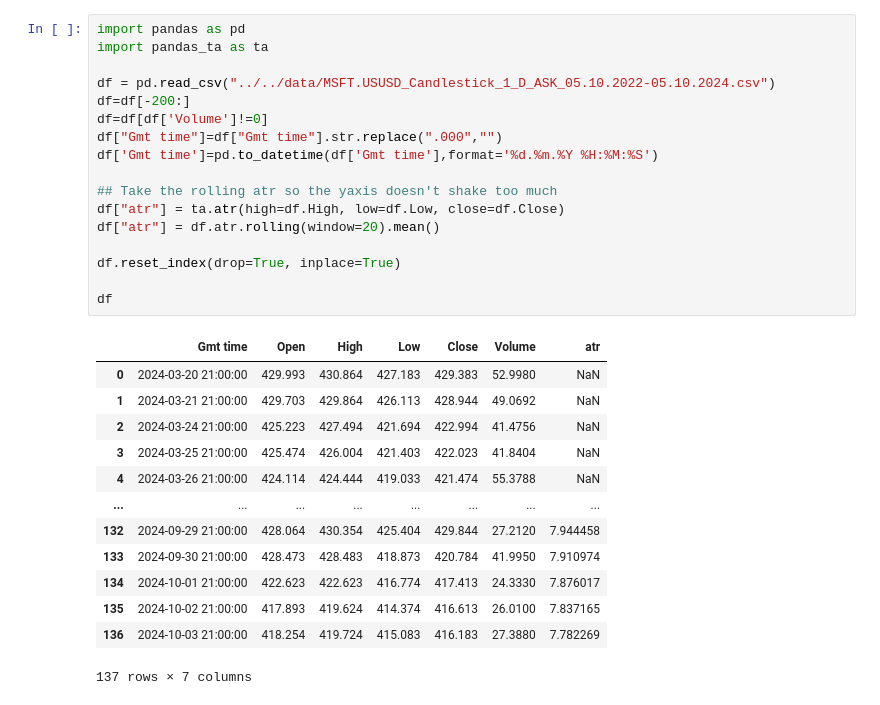
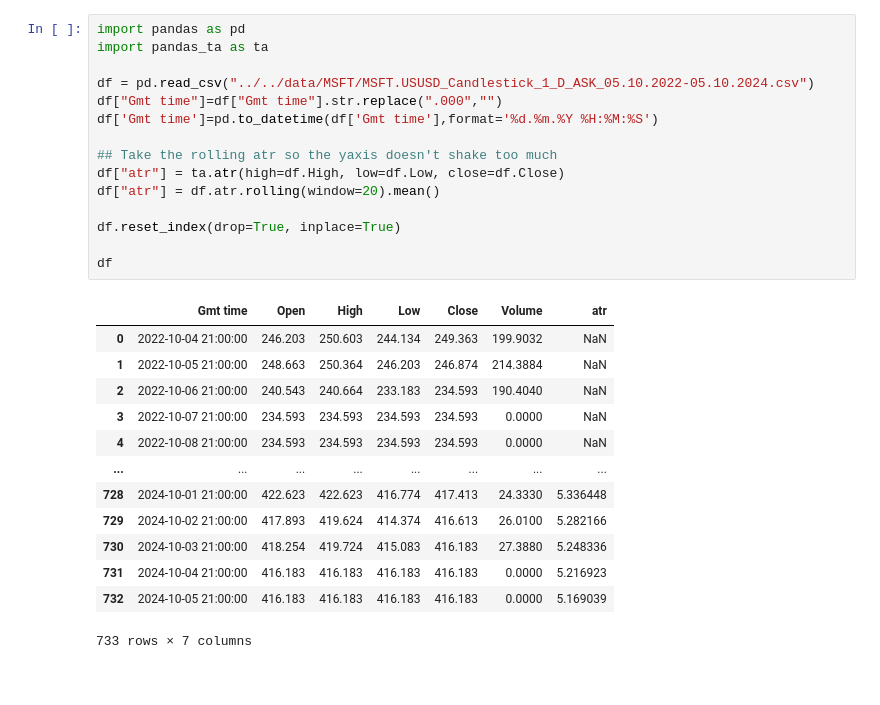
Before and after one commit to gastoncs/jupyter-docker, a Jupyter notebook: app/src/practice/trends/Chad/determineTrandDailyShort.ipynb, the cells around one changed output. Drawn from its saved outputs; the diff is of its cells as text.

```diff
--- a/app/src/practice/trends/Chad/determineTrandDailyShort.ipynb
+++ b/app/src/practice/trends/Chad/determineTrandDailyShort.ipynb
@@ -1,31 +1,29 @@
 # %%
 import pandas as pd
 import pandas_ta as ta
 
-df = pd.read_csv("../../data/MSFT.USUSD_Candlestick_1_D_ASK_05.10.2022-05.10.2024.csv")
-df=df[-200:]
-df=df[df['Volume']!=0]
+df = pd.read_csv("../../data/MSFT/MSFT.USUSD_Candlestick_1_D_ASK_05.10.2022-05.10.2024.csv")
 df["Gmt time"]=df["Gmt time"].str.replace(".000","")
 df['Gmt time']=pd.to_datetime(df['Gmt time'],format='%d.%m.%Y %H:%M:%S')
 
 ## Take the rolling atr so the yaxis doesn't shake too much
 df["atr"] = ta.atr(high=df.High, low=df.Low, close=df.Close)
 df["atr"] = df.atr.rolling(window=20).mean()
 
 df.reset_index(drop=True, inplace=True)
 
 df
 # %% [output]
 |  | Gmt time | Open | High | Low | Close | Volume | atr |
-| 0 | 2024-03-20 21:00:00 | 429.993 | 430.864 | 427.183 | 429.383 | 52.9980 | NaN |
-| 1 | 2024-03-21 21:00:00 | 429.703 | 429.864 | 426.113 | 428.944 | 49.0692 | NaN |
-| 2 | 2024-03-24 21:00:00 | 425.223 | 427.494 | 421.694 | 422.994 | 41.4756 | NaN |
-| 3 | 2024-03-25 21:00:00 | 425.474 | 426.004 | 421.403 | 422.023 | 41.8404 | NaN |
-| 4 | 2024-03-26 21:00:00 | 424.114 | 424.444 | 419.033 | 421.474 | 55.3788 | NaN |
+| 0 | 2022-10-04 21:00:00 | 246.203 | 250.603 | 244.134 | 249.363 | 199.9032 | NaN |
+| 1 | 2022-10-05 21:00:00 | 248.663 | 250.364 | 246.203 | 246.874 | 214.3884 | NaN |
+| 2 | 2022-10-06 21:00:00 | 240.543 | 240.664 | 233.183 | 234.593 | 190.4040 | NaN |
+| 3 | 2022-10-07 21:00:00 | 234.593 | 234.593 | 234.593 | 234.593 | 0.0000 | NaN |
+| 4 | 2022-10-08 21:00:00 | 234.593 | 234.593 | 234.593 | 234.593 | 0.0000 | NaN |
 | ... | ... | ... | ... | ... | ... | ... | ... |
-| 132 | 2024-09-29 21:00:00 | 428.064 | 430.354 | 425.404 | 429.844 | 27.2120 | 7.944458 |
-| 133 | 2024-09-30 21:00:00 | 428.473 | 428.483 | 418.873 | 420.784 | 41.9950 | 7.910974 |
-| 134 | 2024-10-01 21:00:00 | 422.623 | 422.623 | 416.774 | 417.413 | 24.3330 | 7.876017 |
-| 135 | 2024-10-02 21:00:00 | 417.893 | 419.624 | 414.374 | 416.613 | 26.0100 | 7.837165 |
-| 136 | 2024-10-03 21:00:00 | 418.254 | 419.724 | 415.083 | 416.183 | 27.3880 | 7.782269 |
+| 728 | 2024-10-01 21:00:00 | 422.623 | 422.623 | 416.774 | 417.413 | 24.3330 | 5.336448 |
+| 729 | 2024-10-02 21:00:00 | 417.893 | 419.624 | 414.374 | 416.613 | 26.0100 | 5.282166 |
+| 730 | 2024-10-03 21:00:00 | 418.254 | 419.724 | 415.083 | 416.183 | 27.3880 | 5.248336 |
+| 731 | 2024-10-04 21:00:00 | 416.183 | 416.183 | 416.183 | 416.183 | 0.0000 | 5.216923 |
+| 732 | 2024-10-05 21:00:00 | 416.183 | 416.183 | 416.183 | 416.183 | 0.0000 | 5.169039 |
-137 rows × 7 columns
+733 rows × 7 columns
```
Also changed, not shown: parts of 2 cells of this notebook, 4 other files.
